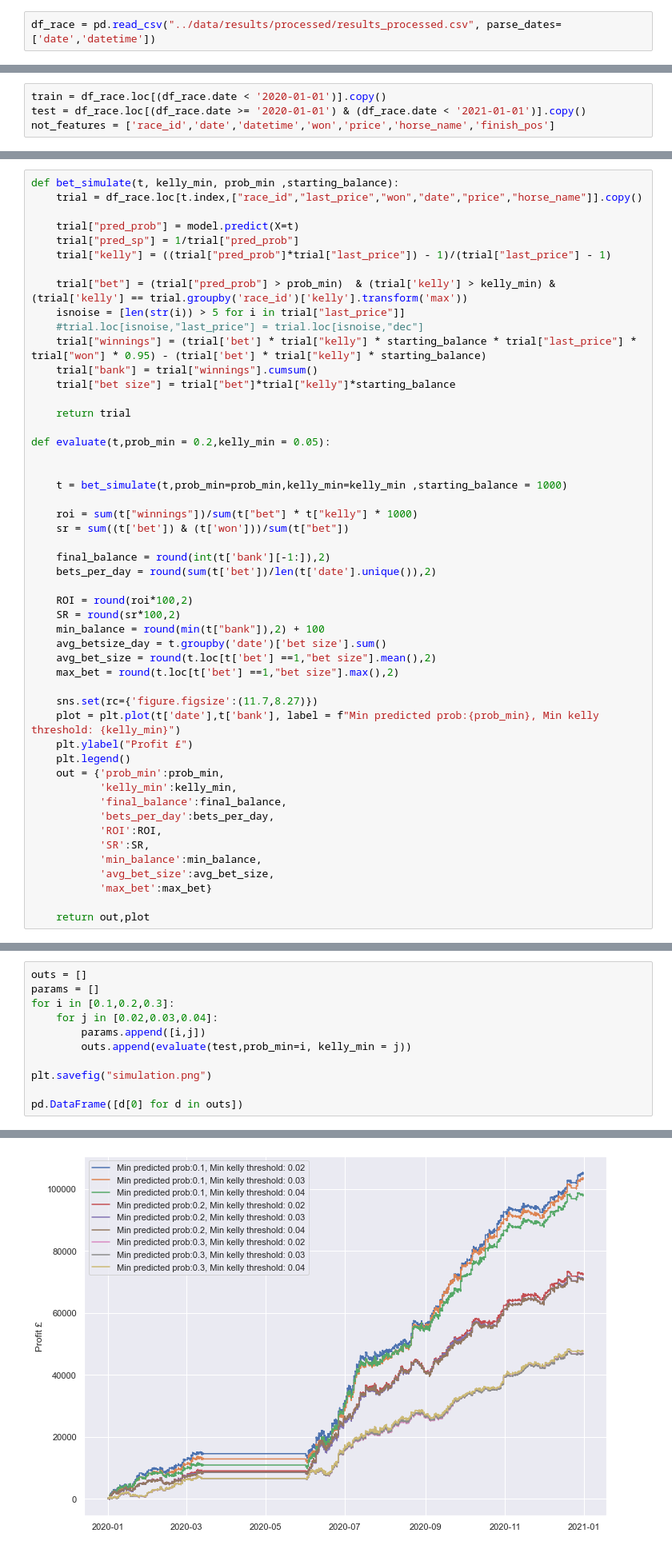
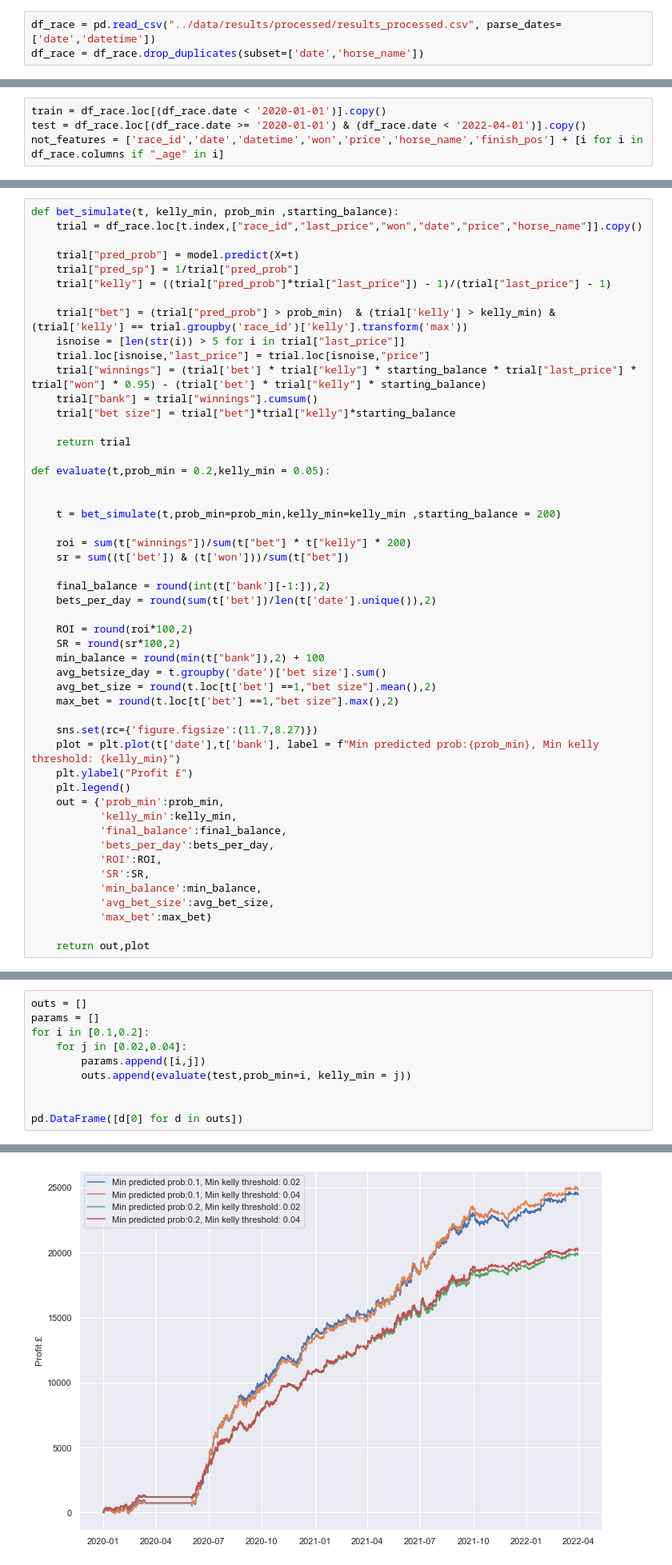
Before and after one commit to leomccarthy1/arion, a Jupyter notebook: notebooks/evaluate.ipynb, the cells around one changed output, grey strips where cells are left out. Shown at 80% size. Drawn from its saved outputs; the diff is of its cells as text.

Commit message:
try one hour prices

```diff
--- a/notebooks/evaluate.ipynb
+++ b/notebooks/evaluate.ipynb
@@ -11,3 +11,4 @@ if module_path not in sys.path:
 from arion.models.core import  ArionModel
 # %%
 df_race = pd.read_csv("../data/results/processed/results_processed.csv", parse_dates=['date','datetime'])
+df_race = df_race.drop_duplicates(subset=['date','horse_name'])
@@ -80,7 +15,7 @@ set([i[0] for i in card.compare(card_res).columns])
 # %%
 train = df_race.loc[(df_race.date < '2020-01-01')].copy()
-test = df_race.loc[(df_race.date >= '2020-01-01') & (df_race.date < '2021-01-01')].copy()
-not_features = ['race_id','date','datetime','won','price','horse_name','finish_pos']
+test = df_race.loc[(df_race.date >= '2020-01-01') & (df_race.date < '2022-04-01')].copy()
+not_features = ['race_id','date','datetime','won','price','horse_name','finish_pos'] + [i for i in df_race.columns if "_age" in i]
 # %%
 model = ArionModel(not_features=not_features)
 model.train(train=train)
@@ -113,7 +56,7 @@ def bet_simulate(t, kelly_min, prob_min ,starting_balance):
 
     trial["bet"] = (trial["pred_prob"] > prob_min)  & (trial['kelly'] > kelly_min) & (trial['kelly'] == trial.groupby('race_id')['kelly'].transform('max'))
     isnoise = [len(str(i)) > 5 for i in trial["last_price"]]
-    #trial.loc[isnoise,"last_price"] = trial.loc[isnoise,"dec"]
+    trial.loc[isnoise,"last_price"] = trial.loc[isnoise,"price"]
     trial["winnings"] = (trial['bet'] * trial["kelly"] * starting_balance * trial["last_price"] * trial["won"] * 0.95) - (trial['bet'] * trial["kelly"] * starting_balance)
     trial["bank"] = trial["winnings"].cumsum()
     trial["bet size"] = trial["bet"]*trial["kelly"]*starting_balance
@@ -123,9 +66,9 @@ def bet_simulate(t, kelly_min, prob_min ,starting_balance):
 def evaluate(t,prob_min = 0.2,kelly_min = 0.05):
 
 
-    t = bet_simulate(t,prob_min=prob_min,kelly_min=kelly_min ,starting_balance = 1000)
+    t = bet_simulate(t,prob_min=prob_min,kelly_min=kelly_min ,starting_balance = 200)
 
-    roi = sum(t["winnings"])/sum(t["bet"] * t["kelly"] * 1000)
+    roi = sum(t["winnings"])/sum(t["bet"] * t["kelly"] * 200)
     sr = sum((t['bet']) & (t['won']))/sum(t["bet"])
 
     final_balance = round(int(t['bank'][-1:]),2)
@@ -162,12 +99,11 @@ t.to_csv('bet_test.csv', index = False)
 # %%
 outs = []
 params = []
-for i in [0.1,0.2,0.3]:
-    for j in [0.02,0.03,0.04]:
+for i in [0.1,0.2]:
+    for j in [0.02,0.04]:
         params.append([i,j])
         outs.append(evaluate(test,prob_min=i, kelly_min = j))
 
-plt.savefig("simulation.png")
 
 pd.DataFrame([d[0] for d in outs])
 # %% [output]
@@ -184 +115 @@ pd.DataFrame([d[0] for d in outs])
-[figure, old version]
+[figure, new version]
```
Also changed, not shown: parts of 12 cells of this notebook, 4 other files.
